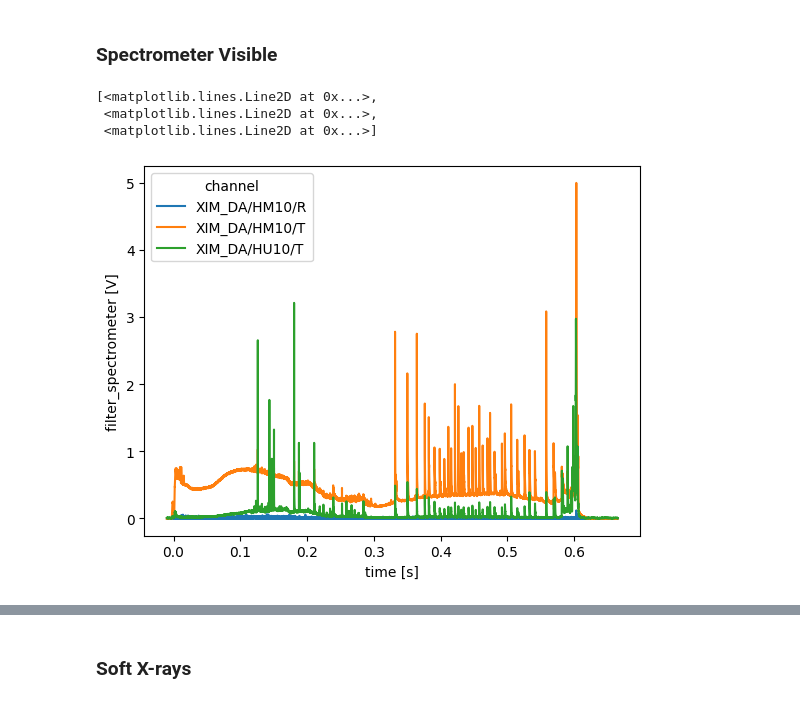
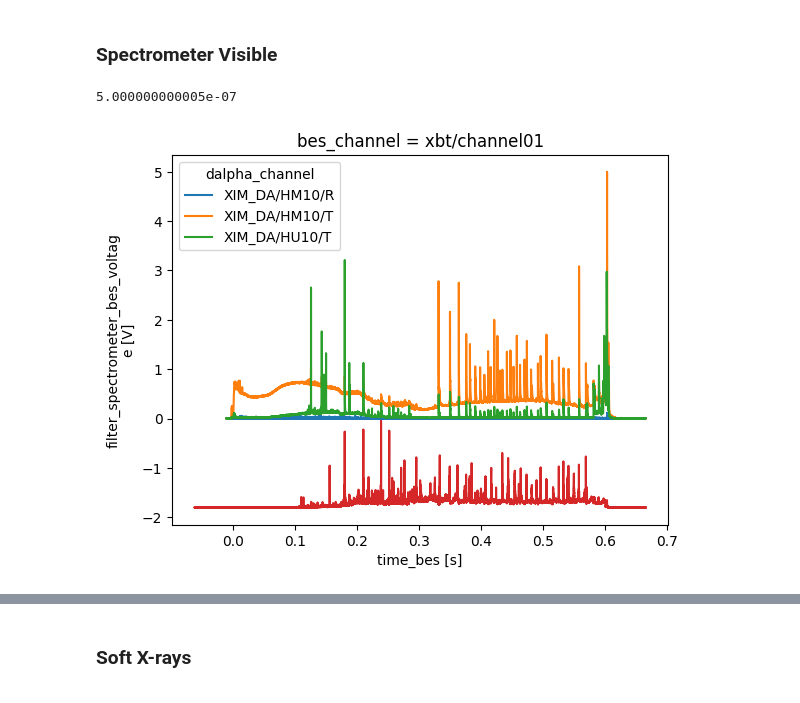
Before and after one commit to ukaea/fair-mast-ingestion, a Jupyter notebook: notebooks/level2_plot_profiles_mast.ipynb, the cells around one changed output, grey strips where cells are left out. Drawn from its saved outputs; the diff is of its cells as text; code cells hidden in the pictures.

```diff
--- a/notebooks/level2_plot_profiles_mast.ipynb
+++ b/notebooks/level2_plot_profiles_mast.ipynb
@@ -23,12 +23,14 @@ def plot_1d_profiles(profiles: xr.Dataset):
     plt.tight_layout()
 # %%
 shot_id = 30421
+# shot_id = 48912
 # endpoint_url = 'https://s3.echo.stfc.ac.uk'
 # url = f's3://mast/test/level2/shots/{shot_id}.zarr'
 # fs = s3fs.S3FileSystem(anon=True, endpoint_url=endpoint_url)
 # store =zarr.storage.FSStore(fs=fs, url=url)
 
-store = zarr.storage.DirectoryStore(f'/common/tmp/sjackson/upload-tmp/zarr/level2/{shot_id}.zarr')
+# store = zarr.storage.DirectoryStore(f'/common/tmp/sjackson/upload-tmp/zarr/level2/{shot_id}.zarr')
+store = zarr.storage.DirectoryStore(f'./data-test/{shot_id}.zarr')
 # %% [markdown]
 ### Pulse Schedule Profiles
 # %%
@@ -271,9 +262,12 @@ profiles['b_field_tor_probe_voltage'].plot.line(x='time', add_legend=False)
 ### Spectrometer Visible
 # %%
 profiles = xr.open_zarr(store, group='spectrometer_visible')
-profiles['filter_spectrometer'].plot.line(x='time')
+profiles['filter_spectrometer_dalpha_voltage'].plot.line(x='time')
+profiles['filter_spectrometer_bes_voltage'].isel(bes_channel=0).plot.line(x='time_bes')
+profiles
+
+c = profiles.filter_spectrometer_bes_voltage.isel(bes_channel=0)
+c.time_bes.values[1] - c.time_bes.values[0]
 # %% [output]
-[<matplotlib.lines.Line2D at 0x...>,
- <matplotlib.lines.Line2D at 0x...>,
- <matplotlib.lines.Line2D at 0x...>]
+5.000000000005e-07
-[figure, old version]
+[figure, new version]
```
Also changed, not shown: parts of 16 cells of this notebook, 1 other file.
